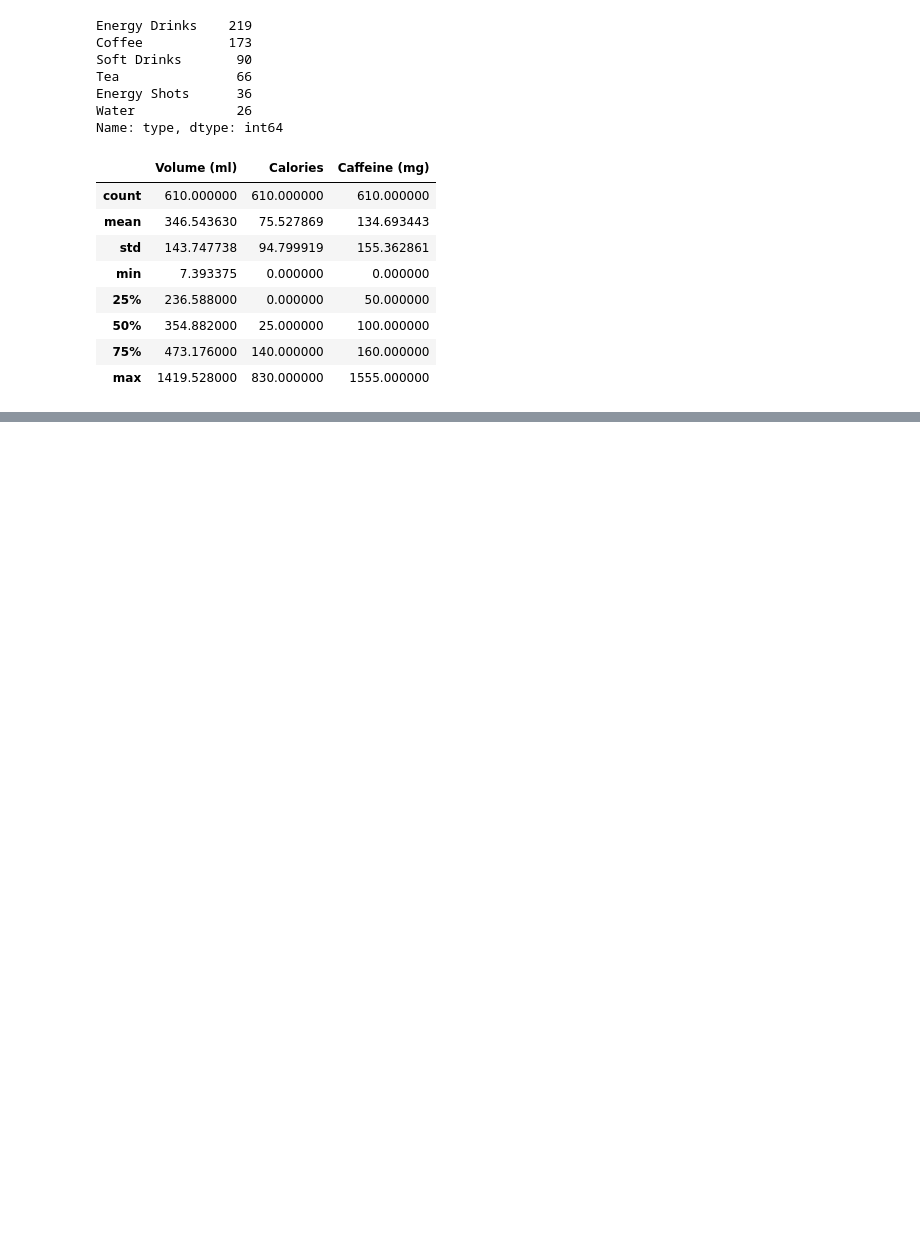
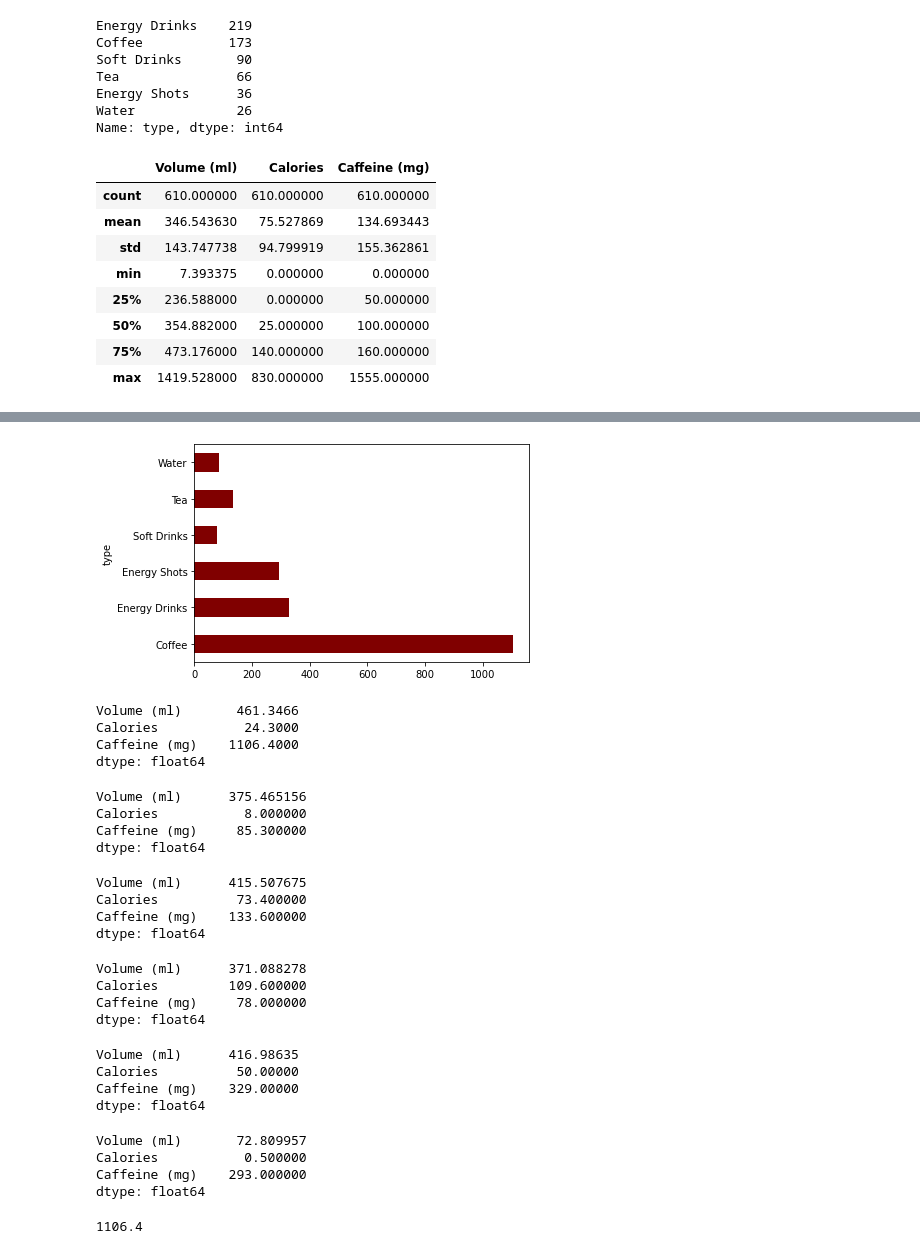
Before and after one commit to LWKYDTWSH/SMU-Project-1-Group-6, a Jupyter notebook: Bekhem's work/Caffeine_BH.ipynb, the cells around one changed output, grey strips where cells are left out. Saved outputs shown, nothing was run; the diff lists cells and outputs as text; code cells hidden in the pictures; blank space fills up the shorter version.

```diff
--- a/Bekhem's work/Caffeine_BH.ipynb
+++ b/Bekhem's work/Caffeine_BH.ipynb
@@ -102,0 +241,58 @@ file
+# %%
+#AVG top 10
+file.groupby("type")["Caffeine (mg)"].nlargest(10).mean(level=0).plot(kind="barh", color="maroon")
+plt.show()
+# %% [output]
+[figure, added]
+# %%
+dfc10 = dfc.head(10)
+dfc10.mean()
+# %% [output]
+Volume (ml)       461.3466
+Calories           24.3000
+Caffeine (mg)    1106.4000
+dtype: float64
+# %%
+dfw10 = dfw.head(10)
+dfw10.mean()
+# %% [output]
+Volume (ml)      375.465156
+Calories           8.000000
+Caffeine (mg)     85.300000
+dtype: float64
+# %%
+dft10 = dft.head(10)
+dft10.mean()
+# %% [output]
+Volume (ml)      415.507675
+Calories          73.400000
+Caffeine (mg)    133.600000
+dtype: float64
+# %%
+dfsd10 = dfsd.head(10)
+dfsd10.mean()
+# %% [output]
+Volume (ml)      371.088278
+Calories         109.600000
+Caffeine (mg)     78.000000
+dtype: float64
+# %%
+dfed10 = dfed.head(10)
+dfed10.mean()
+# %% [output]
+Volume (ml)      416.98635
+Calories          50.00000
+Caffeine (mg)    329.00000
+dtype: float64
+# %%
+dfes10 = dfes.head(10)
+dfes10.mean()
+# %% [output]
+Volume (ml)       72.809957
+Calories           0.500000
+Caffeine (mg)    293.000000
+dtype: float64
+# %%
+dfc10["Caffeine (mg)"].mean()
+# %% [output]
+1106.4
```
Also changed, not shown: parts of 25 cells of this notebook, 3 other files.
